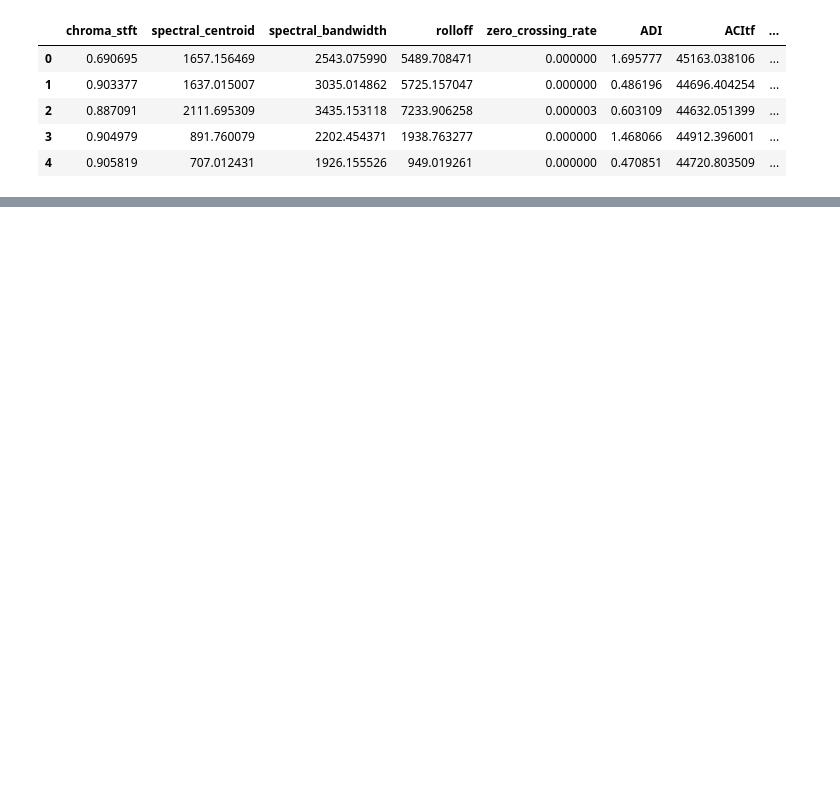
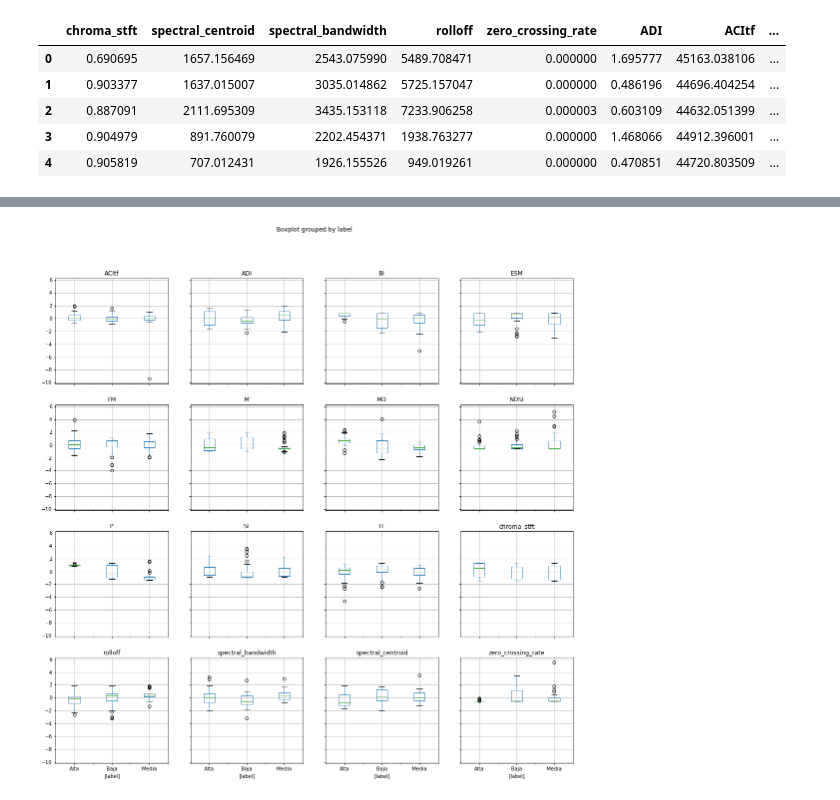
Before and after one commit to David9203/AnalisisVariables, a Jupyter notebook: Graficar boxplots/Graficar.ipynb, the cells around one changed output, grey strips where cells are left out. Drawn from its saved outputs; the diff is of its cells as text; code cells hidden in the pictures; blank space fills up the shorter version.

```diff
--- a/Graficar boxplots/Graficar.ipynb
+++ b/Graficar boxplots/Graficar.ipynb
@@ -33,3 +28,5 @@ TypeError: unsupported operand type(s) for +: 'float' and 'str'
+# %%
+metadata=datos[['filename','cluster','label']]
 # %%
 d.head()
 # %% [output]
@@ -53,0 +58,7 @@ d.boxplot(figsize = (22,22))
+# %%
+
+scalxlabel=d.copy()
+scalxlabel['label']= metadata.label
+fig=scalxlabel.boxplot(figsize = (18,18),by='label')
+# %% [output]
+[figure, added]
```
Also changed, not shown: parts of 5 cells of this notebook, 1 other file.
